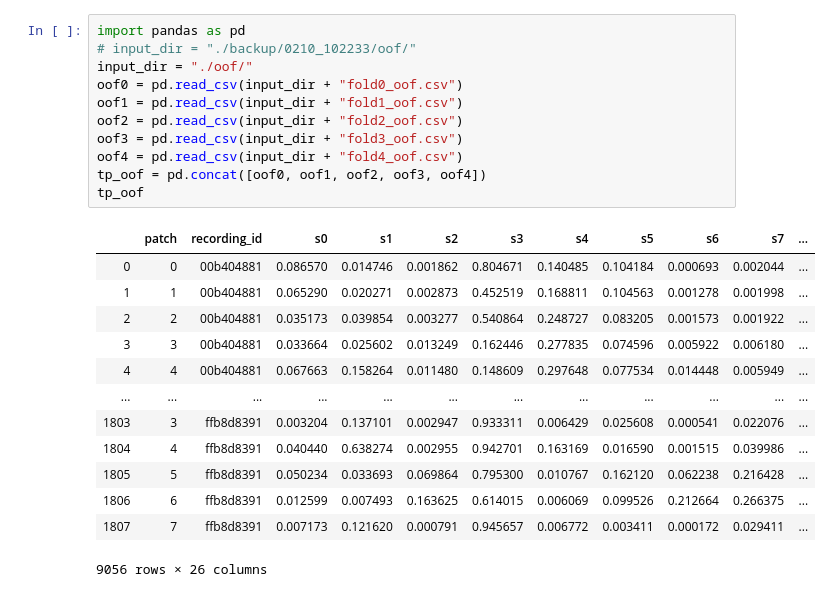
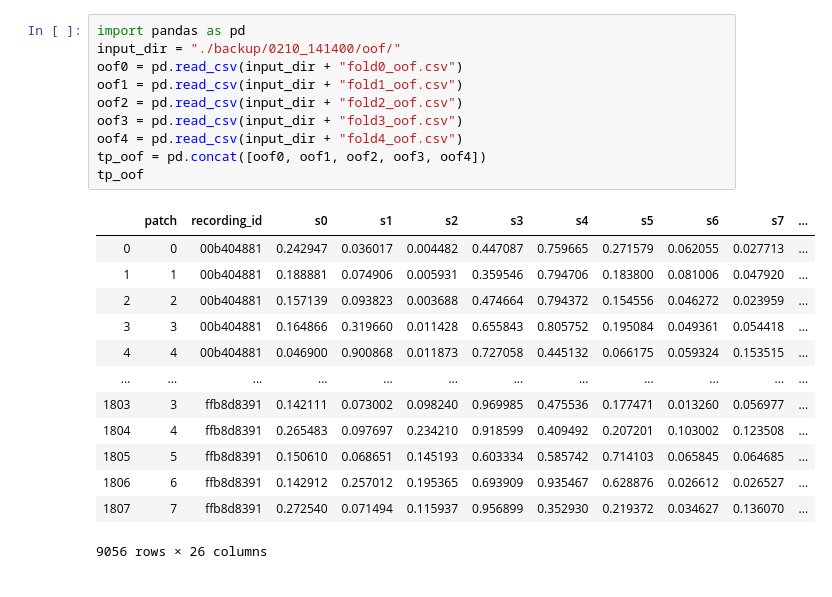
Before and after one commit to kuto5046/kaggle-rainforest, a Jupyter notebook: oof.ipynb, the cells around one changed output. Saved outputs shown, nothing was run; the diff lists cells and outputs as text.

```diff
--- a/oof.ipynb
+++ b/oof.ipynb
@@ -1,27 +1,26 @@
 # %%
 import pandas as pd
-# input_dir = "./backup/0210_102233/oof/"
-input_dir = "./oof/"
+input_dir = "./backup/0210_141400/oof/"
 oof0 = pd.read_csv(input_dir + "fold0_oof.csv")
 oof1 = pd.read_csv(input_dir + "fold1_oof.csv")
 oof2 = pd.read_csv(input_dir + "fold2_oof.csv")
 oof3 = pd.read_csv(input_dir + "fold3_oof.csv")
 oof4 = pd.read_csv(input_dir + "fold4_oof.csv")
 tp_oof = pd.concat([oof0, oof1, oof2, oof3, oof4])
 tp_oof
 # %% [output]
 |  | patch | recording_id | s0 | s1 | s2 | s3 | s4 | s5 | s6 | s7 | ... |
-| 0 | 0 | 00b404881 | 0.086570 | 0.014746 | 0.001862 | 0.804671 | 0.140485 | 0.104184 | 0.000693 | 0.002044 | ... |
-| 1 | 1 | 00b404881 | 0.065290 | 0.020271 | 0.002873 | 0.452519 | 0.168811 | 0.104563 | 0.001278 | 0.001998 | ... |
-| 2 | 2 | 00b404881 | 0.035173 | 0.039854 | 0.003277 | 0.540864 | 0.248727 | 0.083205 | 0.001573 | 0.001922 | ... |
-| 3 | 3 | 00b404881 | 0.033664 | 0.025602 | 0.013249 | 0.162446 | 0.277835 | 0.074596 | 0.005922 | 0.006180 | ... |
-| 4 | 4 | 00b404881 | 0.067663 | 0.158264 | 0.011480 | 0.148609 | 0.297648 | 0.077534 | 0.014448 | 0.005949 | ... |
+| 0 | 0 | 00b404881 | 0.242947 | 0.036017 | 0.004482 | 0.447087 | 0.759665 | 0.271579 | 0.062055 | 0.027713 | ... |
+| 1 | 1 | 00b404881 | 0.188881 | 0.074906 | 0.005931 | 0.359546 | 0.794706 | 0.183800 | 0.081006 | 0.047920 | ... |
+| 2 | 2 | 00b404881 | 0.157139 | 0.093823 | 0.003688 | 0.474664 | 0.794372 | 0.154556 | 0.046272 | 0.023959 | ... |
+| 3 | 3 | 00b404881 | 0.164866 | 0.319660 | 0.011428 | 0.655843 | 0.805752 | 0.195084 | 0.049361 | 0.054418 | ... |
+| 4 | 4 | 00b404881 | 0.046900 | 0.900868 | 0.011873 | 0.727058 | 0.445132 | 0.066175 | 0.059324 | 0.153515 | ... |
 | ... | ... | ... | ... | ... | ... | ... | ... | ... | ... | ... | ... |
-| 1803 | 3 | ffb8d8391 | 0.003204 | 0.137101 | 0.002947 | 0.933311 | 0.006429 | 0.025608 | 0.000541 | 0.022076 | ... |
-| 1804 | 4 | ffb8d8391 | 0.040440 | 0.638274 | 0.002955 | 0.942701 | 0.163169 | 0.016590 | 0.001515 | 0.039986 | ... |
-| 1805 | 5 | ffb8d8391 | 0.050234 | 0.033693 | 0.069864 | 0.795300 | 0.010767 | 0.162120 | 0.062238 | 0.216428 | ... |
-| 1806 | 6 | ffb8d8391 | 0.012599 | 0.007493 | 0.163625 | 0.614015 | 0.006069 | 0.099526 | 0.212664 | 0.266375 | ... |
-| 1807 | 7 | ffb8d8391 | 0.007173 | 0.121620 | 0.000791 | 0.945657 | 0.006772 | 0.003411 | 0.000172 | 0.029411 | ... |
+| 1803 | 3 | ffb8d8391 | 0.142111 | 0.073002 | 0.098240 | 0.969985 | 0.475536 | 0.177471 | 0.013260 | 0.056977 | ... |
+| 1804 | 4 | ffb8d8391 | 0.265483 | 0.097697 | 0.234210 | 0.918599 | 0.409492 | 0.207201 | 0.103002 | 0.123508 | ... |
+| 1805 | 5 | ffb8d8391 | 0.150610 | 0.068651 | 0.145193 | 0.603334 | 0.585742 | 0.714103 | 0.065845 | 0.064685 | ... |
+| 1806 | 6 | ffb8d8391 | 0.142912 | 0.257012 | 0.195365 | 0.693909 | 0.935467 | 0.628876 | 0.026612 | 0.026527 | ... |
+| 1807 | 7 | ffb8d8391 | 0.272540 | 0.071494 | 0.115937 | 0.956899 | 0.352930 | 0.219372 | 0.034627 | 0.136070 | ... |
 9056 rows × 26 columns
 # %%
 oof0 = pd.read_csv(input_dir + "fold0_fp.csv")
```
Also changed, not shown: parts of 15 cells of this notebook.
